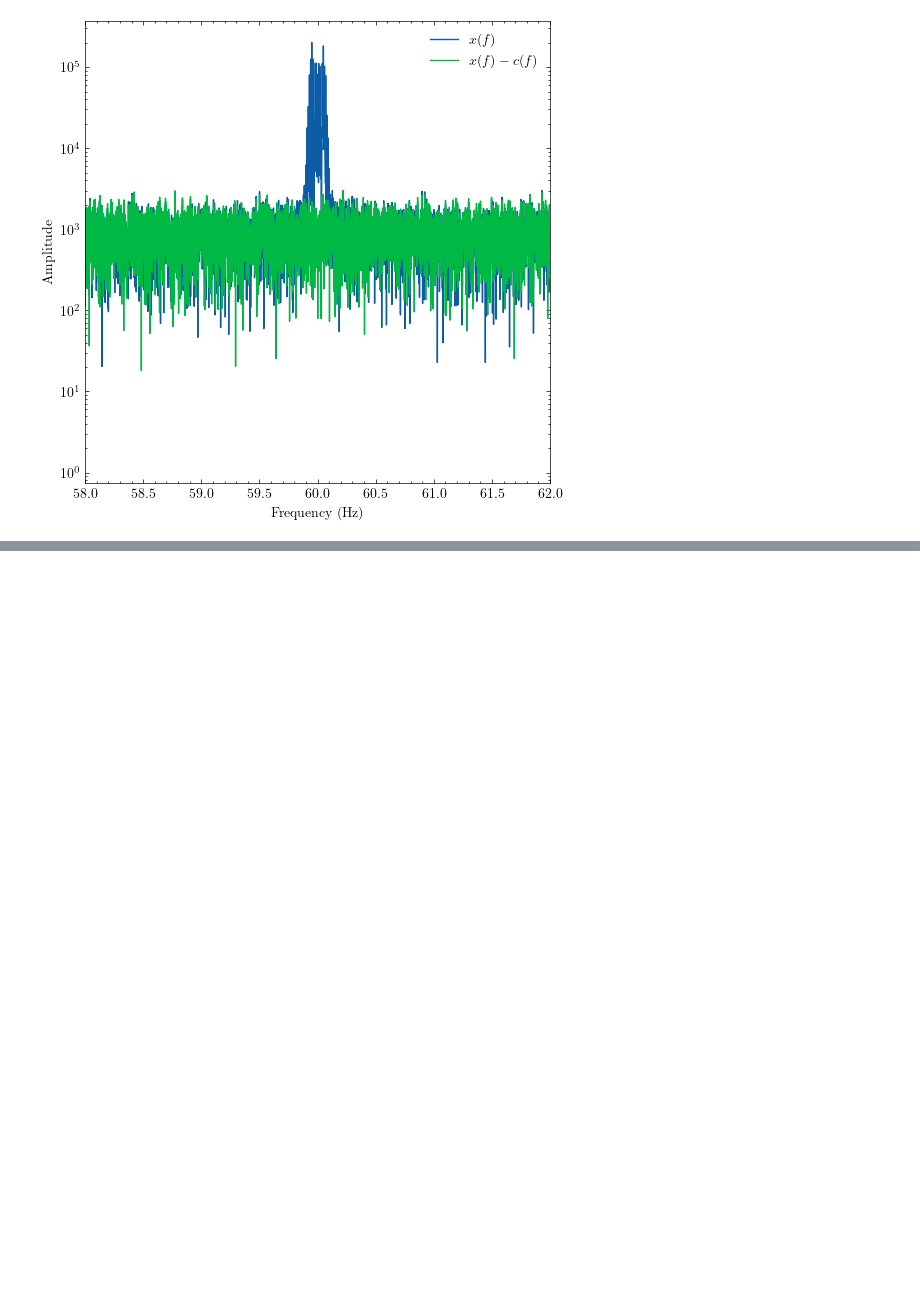
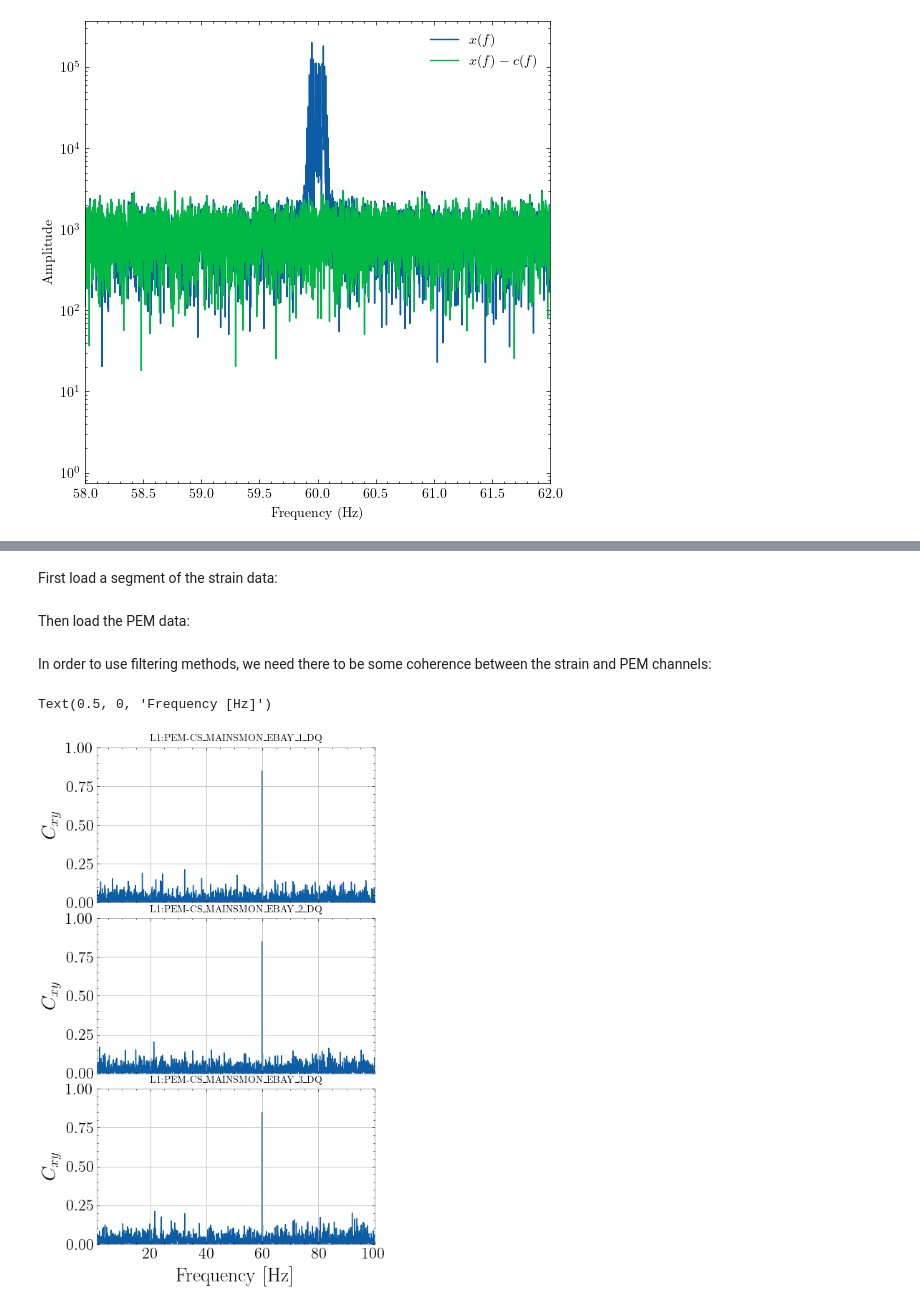
Before and after one commit to UniMelb-NSGW/ANC, a Jupyter notebook: notebooks/demo.ipynb, the cells around one changed output, grey strips where cells are left out. Saved outputs shown, nothing was run; the diff lists cells and outputs as text; code cells hidden in the pictures; blank space fills up the shorter version.

Commit message:
added coherence plot

```diff
--- a/notebooks/demo.ipynb
+++ b/notebooks/demo.ipynb
@@ -141,0 +150,62 @@ plt.yscale('log')
+# %% [markdown]
+First load a segment of the strain data:
+# %%
+from gwpy.timeseries import TimeSeries
+
+
+start_time = 1238166208
+num_intervals = 10
+end_time = start_time + 64*num_intervals
+
+
+strain_data = TimeSeries.fetch('L1:DCS-CALIB_STRAIN_C01_AR', start=start_time, end=end_time, host='nds.gwosc.org')
+# %% [markdown]
+Then load the PEM data:
+# %%
+#https://git.ligo.org/gwosc/tutorials/gwosc-aux-tutorials/-/blob/main/Channels/O3_bulk_aux_channel_list.csv
+#Only 3 of the MAINSMON channels are available as open data for O3
+L1_PEM_CHANNELS = ['L1:PEM-CS_MAINSMON_EBAY_1_DQ', 'L1:PEM-CS_MAINSMON_EBAY_2_DQ', 'L1:PEM-CS_MAINSMON_EBAY_3_DQ']
+PEM_data_array = []
+for channel in L1_PEM_CHANNELS:
+    data = TimeSeries.fetch(channel, start=start_time, end=end_time, host='nds.gwosc.org')
+    PEM_data_array.append(data)
+# %% [markdown]
+In order to use filtering methods, we need there to be some coherence between the strain and PEM channels:
+# %%
+import matplotlib.pyplot as plt
+import numpy as np
+import scienceplots
+plt.style.use('science')
+
+num_pem_channels = len(L1_PEM_CHANNELS)
+fig, axes = plt.subplots(nrows=num_pem_channels, ncols=1, figsize=(5,9),sharex=True)
+fs = 20
+for i in range(num_pem_channels):
+
+    #Coherence. See e.g. https://gwpy.github.io/docs/latest/examples/frequencyseries/coherence/
+    coherence = strain_data.coherence(PEM_data_array[i], fftlength=2, overlap=1)
+
+
+    #Extract values to give us more flexibility plotting
+    coherence_frequencies = np.array(coherence.frequencies)
+    coherence_values = np.array(coherence)
+
+
+    ax = axes[i]
+    ax.plot(coherence_frequencies,coherence_values)
+
+
+    ax.set_xlim(1, 100)
+    ax.set_ylim(0, 1)
+
+    ax.set_ylabel(r'$C_{xy}$',fontsize=fs)
+    ax.axes.tick_params(axis="both", labelsize=fs-4)
+    ax.set_title(L1_PEM_CHANNELS[i],fontsize=fs-10)
+
+
+#Some extra formatting
+plt.subplots_adjust(hspace=0.1)
+axes[-1].set_xlabel(r'Frequency [Hz]',fontsize=fs)
+# %% [output]
+Text(0.5, 0, 'Frequency [Hz]')
+[figure, added]
```
Also changed, not shown: parts of 2 cells of this notebook.
